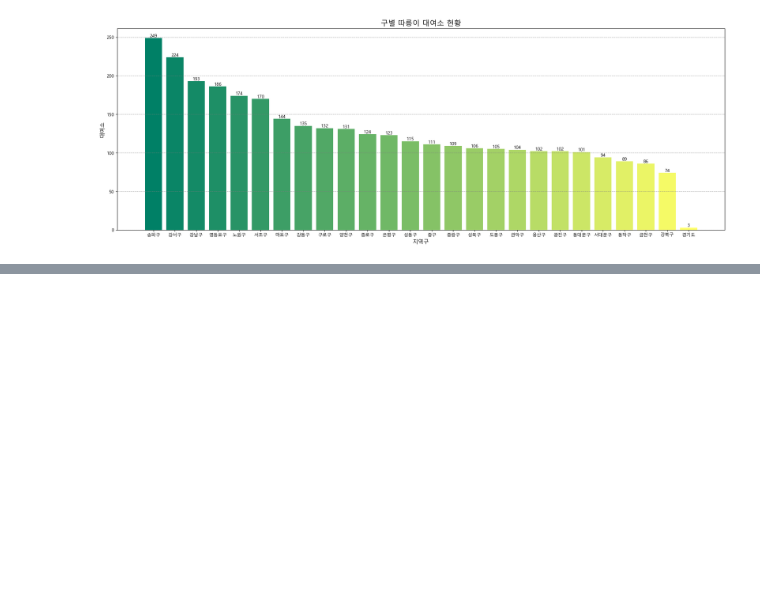
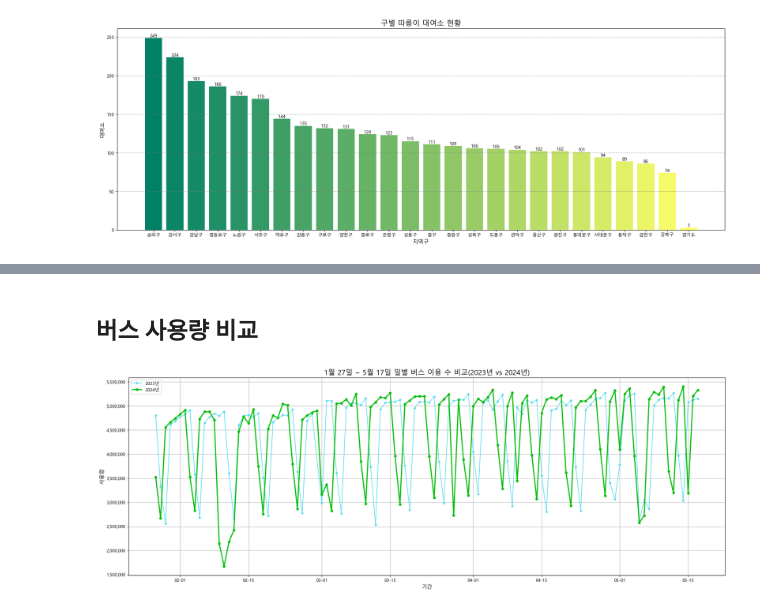
Before and after one commit to LeeShawnhun/bigdata_termproject, a Jupyter notebook: 빅데이터분석(가)_텀프로젝트.ipynb, the cells around one changed output, grey strips where cells are left out. Cells and saved outputs as stored; diff of their text form; code cells hidden in the pictures; blank space fills up the shorter version.

```diff
--- a/빅데이터분석(가)_텀프로젝트.ipynb
+++ b/빅데이터분석(가)_텀프로젝트.ipynb
@@ -400,0 +484,3 @@ array(['종로구', '중구', '용산구', '성동구', '광진구', '동대문
+# %%
+bus_2023 = bus_2023[~bus_2023["노선번호"].isin(unavailable)]
+bus_2024 = bus_2024[~bus_2024["노선번호"].isin(unavailable)]
@@ -400,0 +489,11 @@ array(['종로구', '중구', '용산구', '성동구', '광진구', '동대문
+# %%
+bus_2023["사용일자"] = pd.to_datetime(bus_2023["사용일자"], format="%Y%m%d")
+bus_2023["월"] = bus_2023["사용일자"].dt.month
+
+bus_2024["사용일자"] = pd.to_datetime(bus_2024["사용일자"], format="%Y%m%d")
+bus_2024["월"] = bus_2024["사용일자"].dt.month
+# %%
+bus_2023_daily = bus_2023.groupby("사용일자")[["승차총승객수"]].sum()
+
+bus_2023_daily_plot = bus_2023_daily.copy()
+bus_2023_daily_plot.index = bus_2023_daily_plot.index + DateOffset(years=1)
@@ -400,0 +502,2 @@ array(['종로구', '중구', '용산구', '성동구', '광진구', '동대문
+# %%
+bus_2024_daily = bus_2024.groupby("사용일자")[["승차총승객수"]].sum()
@@ -502,0 +776,25 @@ plt.show()
+# %% [markdown]
+## 버스 사용량 비교
+# %%
+fig, ax = plt.subplots(figsize=(24, 8))
+
+ax.plot(bus_2023_daily_plot.index, bus_2023_daily_plot["승차총승객수"], label = "2023년", marker="o", markersize="4", color="#4EDAED", alpha=0.85)
+
+ax.plot(bus_2024_daily.index, bus_2024_daily["승차총승객수"], label = "2024년", marker="o", markersize="5", linewidth=2.5, color="#09bf10")
+
+date_format = mdates.DateFormatter('%m-%d')
+ax.xaxis.set_major_formatter(date_format)
+
+current_values = plt.gca().get_yticks()
+plt.gca().set_yticklabels(['{:,.0f}'.format(x) for x in current_values])
+
+plt.xlabel("기간", fontsize = 12)
+plt.ylabel("사용량", fontsize = 12)
+plt.title("1월 27일 ~ 5월 17일 일별 버스 이용 수 비교(2023년 vs 2024년)", fontsize = 16)
+
+plt.grid()
+plt.legend()
+
+plt.show()
+# %% [output]
+[figure, added]
```
Also changed, not shown: parts of 83 cells of this notebook.
